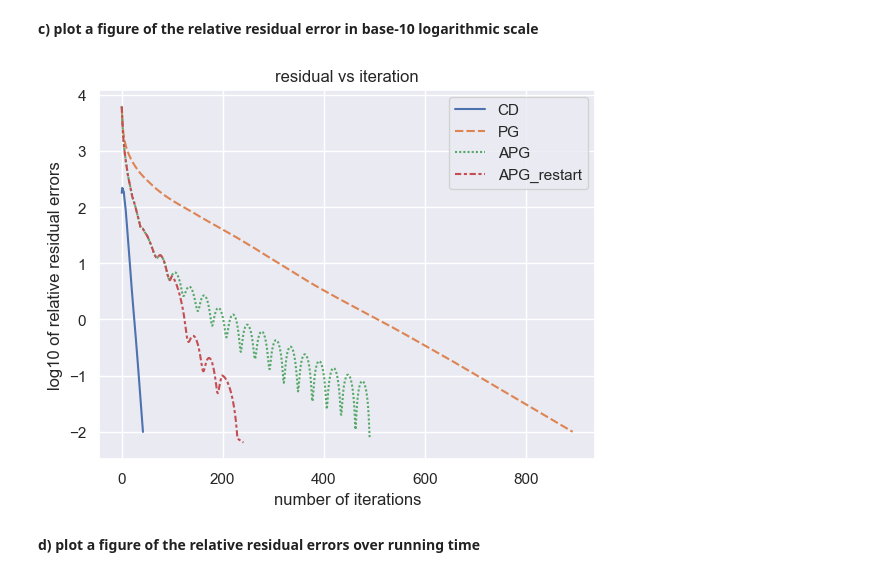
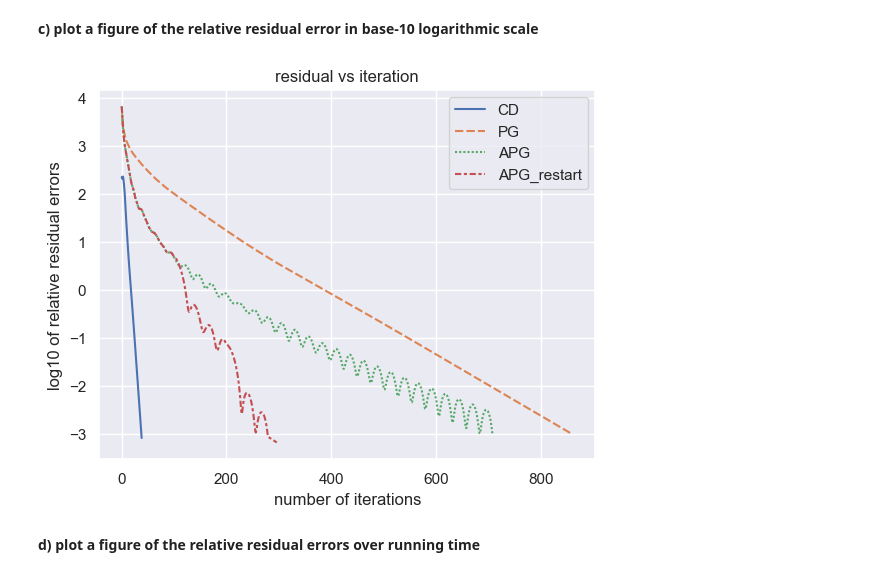
Before and after one commit to yangzyyy/my-nus-project-dsml, a Jupyter notebook: sem2/DSA5103/dsa5103_hw2_youyang_zhang.ipynb, the cells around one changed output. Saved outputs shown, nothing was run; the diff lists cells and outputs as text; code cells hidden in the pictures.

```diff
--- a/sem2/DSA5103/dsa5103_hw2_youyang_zhang.ipynb
+++ b/sem2/DSA5103/dsa5103_hw2_youyang_zhang.ipynb
@@ -134,25 +136,25 @@ def apg_restart_lasso_iter_base(X, y, num_iter, tol, lamb, alpha):
                 break
     return norm_grad4, tk
 # %%
-norm_grad_cd, tk_cd = cd_lasso_iter_base(X, y, 100, 0.01, lamb)
-norm_grad_pg, tk_pg = pg_lasso_iter_base(X, y, 1500, 0.01, lamb, alpha)
-norm_grad_apg, tk_apg = apg_lasso_iter_base(X, y, 1500, 0.01, lamb, alpha)
-norm_grad_apg_restart, tk_apg_restart = apg_restart_lasso_iter_base(X, y, 1500, 0.01, lamb, alpha)
+norm_grad_cd, tk_cd = cd_lasso_iter_base(X, y, 100, 0.001, lamb)
+norm_grad_pg, tk_pg = pg_lasso_iter_base(X, y, 2000, 0.001, lamb, alpha)
+norm_grad_apg, tk_apg = apg_lasso_iter_base(X, y, 2000, 0.001, lamb, alpha)
+norm_grad_apg_restart, tk_apg_restart = apg_restart_lasso_iter_base(X, y, 2000, 0.001, lamb, alpha)
 # %% [markdown]
 <b>c) plot a figure of the relative residual error in
 base-10 logarithmic scale</b>
 # %%
-df_residual = pd.DataFrame({'iteration': pd.Series(np.arange(1,1501)),
+df_residual = pd.DataFrame({'iteration': pd.Series(np.arange(1,2001)),
                             'CD': pd.Series(np.log10(norm_grad_cd).flatten()),
                             'PG': pd.Series(np.log10(norm_grad_pg).flatten()),
                             'APG': pd.Series(np.log10(norm_grad_apg).flatten()),
                             'APG_restart': pd.Series(np.log10(norm_grad_apg_restart).flatten())})
 
 fig1 = sns.lineplot(data=df_residual[['CD', 'PG', 'APG', 'APG_restart']]);
 fig1.set(xlabel='number of iterations',
          ylabel='log10 of relative residual errors',
          title='residual vs iteration');
 # %% [output]
-[figure, old version]
+[figure, new version]
 # %% [markdown]
 <b>d) plot a figure of the relative residual errors over running time</b>
```
Also changed, not shown: parts of 10 cells of this notebook, 4 other files.
